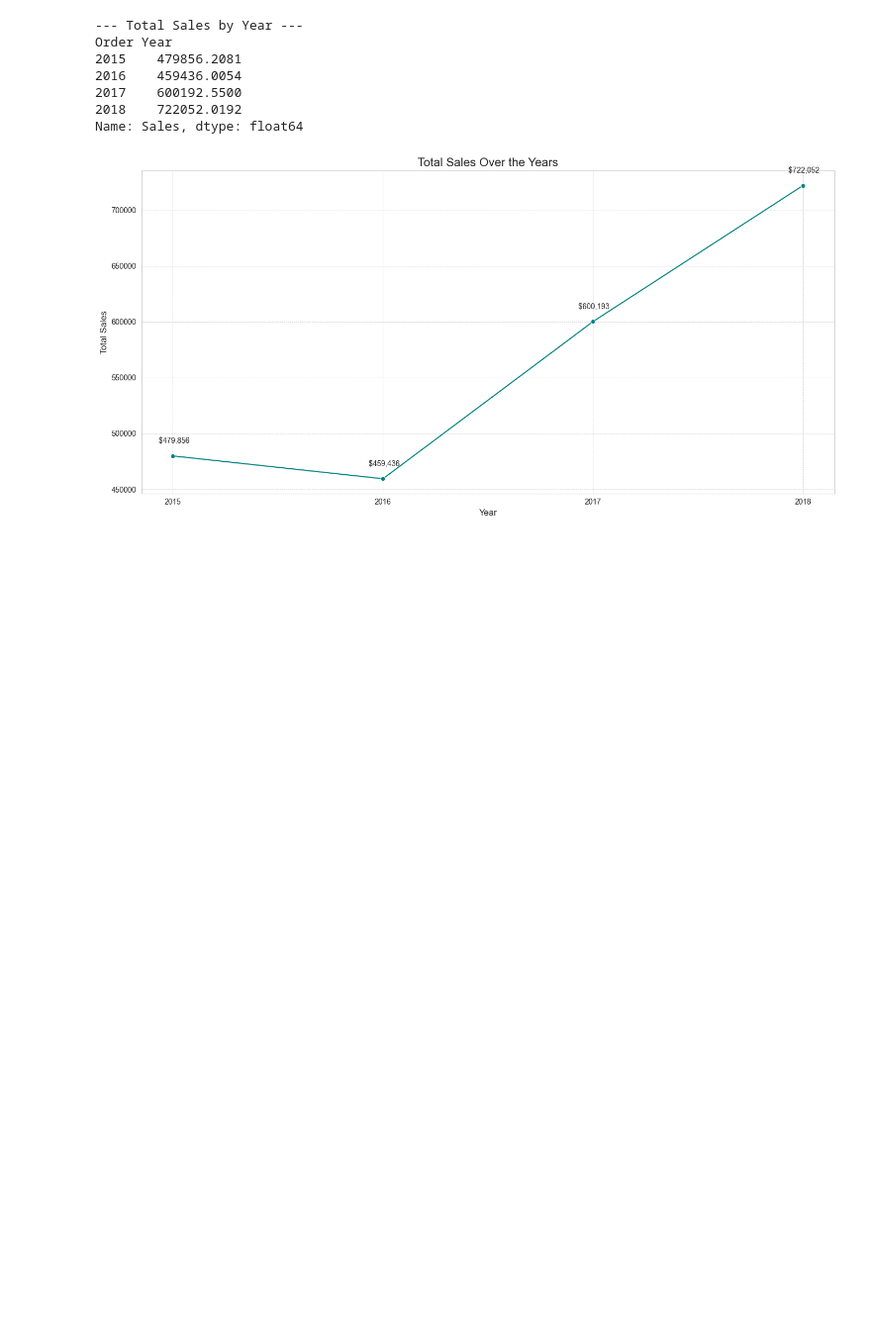
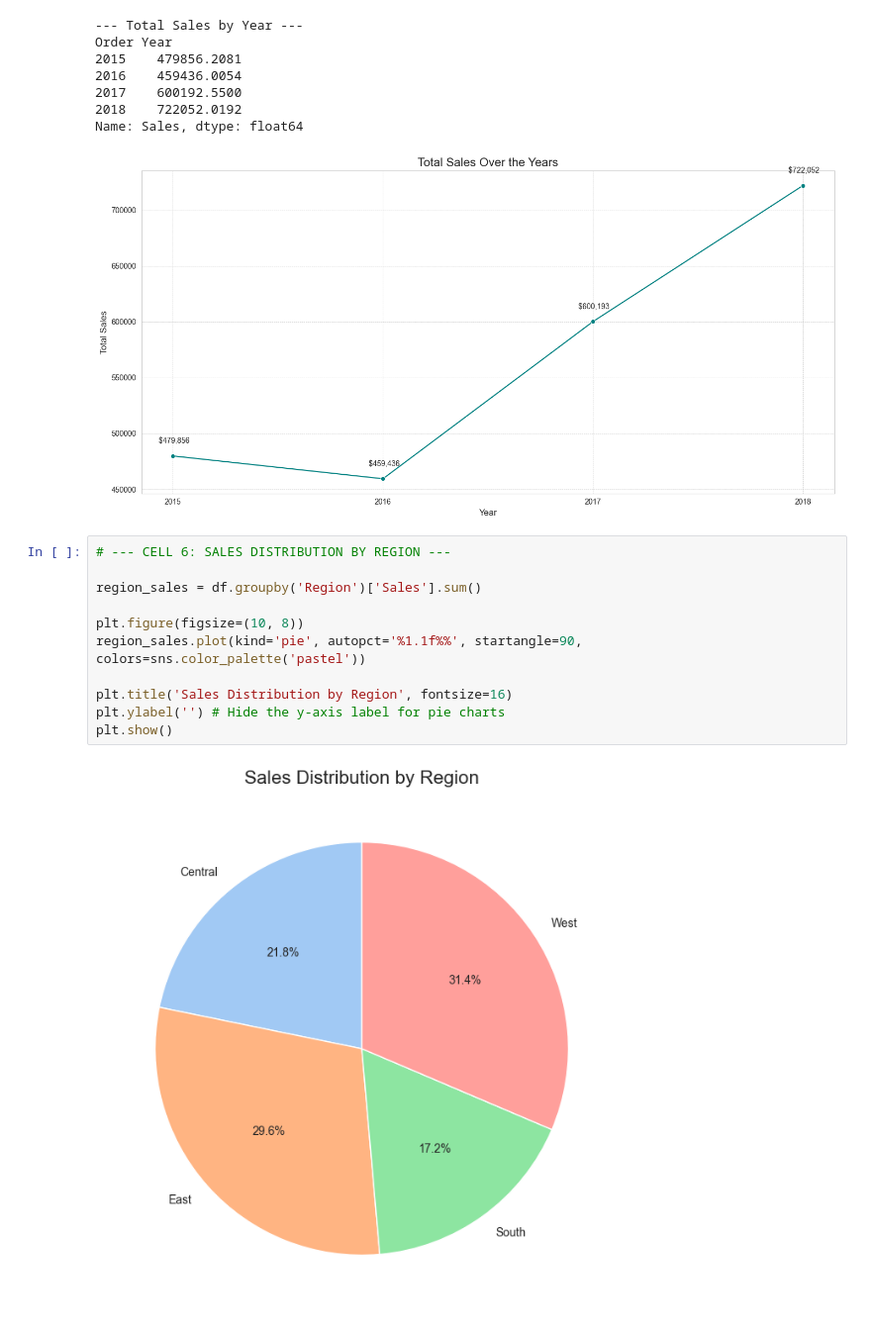
Before and after one commit to phucndq05/superstore-analysis, a Jupyter notebook: superstore_analysis.ipynb, the cells around one changed output. Shown at 99% size. Drawn from its saved outputs; the diff is of its cells as text; blank space fills up the shorter version.

Commit message:
feat: Add sales distribution by region pie chart

```diff
--- a/superstore_analysis.ipynb
+++ b/superstore_analysis.ipynb
@@ -199,3 +199,16 @@ Order Year
 2018    722052.0192
 Name: Sales, dtype: float64
 [figure]
+# %%
+# --- CELL 6: SALES DISTRIBUTION BY REGION ---
+
+region_sales = df.groupby('Region')['Sales'].sum()
+
+plt.figure(figsize=(10, 8))
+region_sales.plot(kind='pie', autopct='%1.1f%%', startangle=90, colors=sns.color_palette('pastel'))
+
+plt.title('Sales Distribution by Region', fontsize=16)
+plt.ylabel('') # Hide the y-axis label for pie charts
+plt.show()
+# %% [output]
+[figure, added]
```
